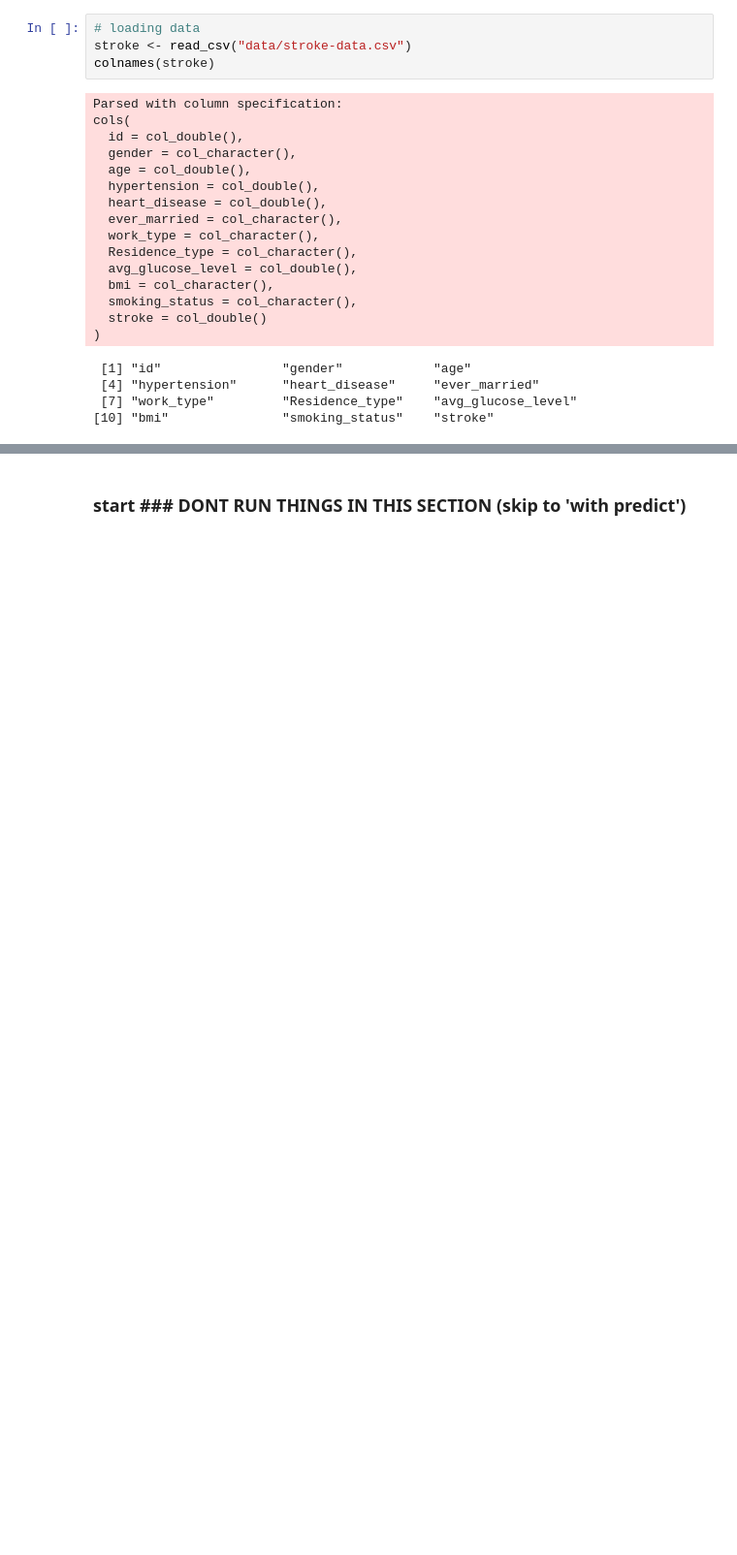
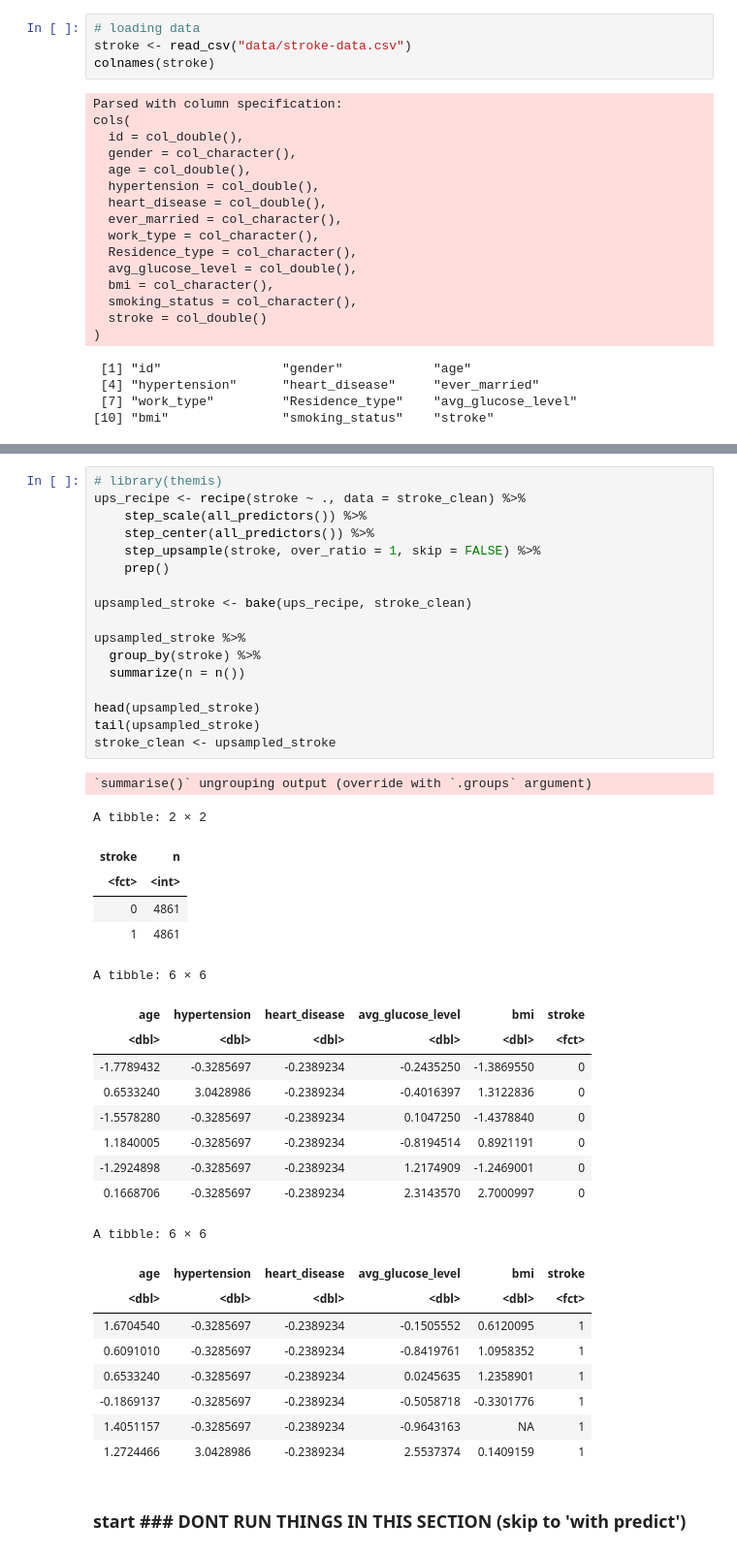
Before and after one commit to Gaelhpalmer/dsci-100-project, a Jupyter notebook: test.ipynb, the cells around one changed output, grey strips where cells are left out. Shown: that part at 97% size. Cells and saved outputs as stored; diff of their text form; blank space fills up the shorter version.

```diff
--- a/test.ipynb
+++ b/test.ipynb
@@ -93,3 +81,45 @@ A tibble: 6 × 8
+# %%
+# library(themis)
+ups_recipe <- recipe(stroke ~ ., data = stroke_clean) %>%
+    step_scale(all_predictors()) %>%
+    step_center(all_predictors()) %>%
+    step_upsample(stroke, over_ratio = 1, skip = FALSE) %>%
+    prep()
+
+upsampled_stroke <- bake(ups_recipe, stroke_clean)
+
+upsampled_stroke %>%
+  group_by(stroke) %>%
+  summarize(n = n())
+
+head(upsampled_stroke)
+tail(upsampled_stroke)
+stroke_clean <- upsampled_stroke
+# %% [output]
+`summarise()` ungrouping output (override with `.groups` argument)
+A tibble: 2 × 2
+| stroke | n |
+| <fct> | <int> |
+| 0 | 4861 |
+| 1 | 4861 |
+A tibble: 6 × 6
+| age | hypertension | heart_disease | avg_glucose_level | bmi | stroke |
+| <dbl> | <dbl> | <dbl> | <dbl> | <dbl> | <fct> |
+| -1.7789432 | -0.3285697 | -0.2389234 | -0.2435250 | -1.3869550 | 0 |
+| 0.6533240 | 3.0428986 | -0.2389234 | -0.4016397 | 1.3122836 | 0 |
+| -1.5578280 | -0.3285697 | -0.2389234 | 0.1047250 | -1.4378840 | 0 |
+| 1.1840005 | -0.3285697 | -0.2389234 | -0.8194514 | 0.8921191 | 0 |
+| -1.2924898 | -0.3285697 | -0.2389234 | 1.2174909 | -1.2469001 | 0 |
+| 0.1668706 | -0.3285697 | -0.2389234 | 2.3143570 | 2.7000997 | 0 |
+A tibble: 6 × 6
+| age | hypertension | heart_disease | avg_glucose_level | bmi | stroke |
+| <dbl> | <dbl> | <dbl> | <dbl> | <dbl> | <fct> |
+| 1.6704540 | -0.3285697 | -0.2389234 | -0.1505552 | 0.6120095 | 1 |
+| 0.6091010 | -0.3285697 | -0.2389234 | -0.8419761 | 1.0958352 | 1 |
+| 0.6533240 | -0.3285697 | -0.2389234 | 0.0245635 | 1.2358901 | 1 |
+| -0.1869137 | -0.3285697 | -0.2389234 | -0.5058718 | -0.3301776 | 1 |
+| 1.4051157 | -0.3285697 | -0.2389234 | -0.9643163 | NA | 1 |
+| 1.2724466 | 3.0428986 | -0.2389234 | 2.5537374 | 0.1409159 | 1 |
 # %% [markdown]
 ### start ### DONT RUN THINGS IN THIS SECTION (skip to 'with predict')
 # %%
```
Also changed, not shown: parts of 8 cells of this notebook.
